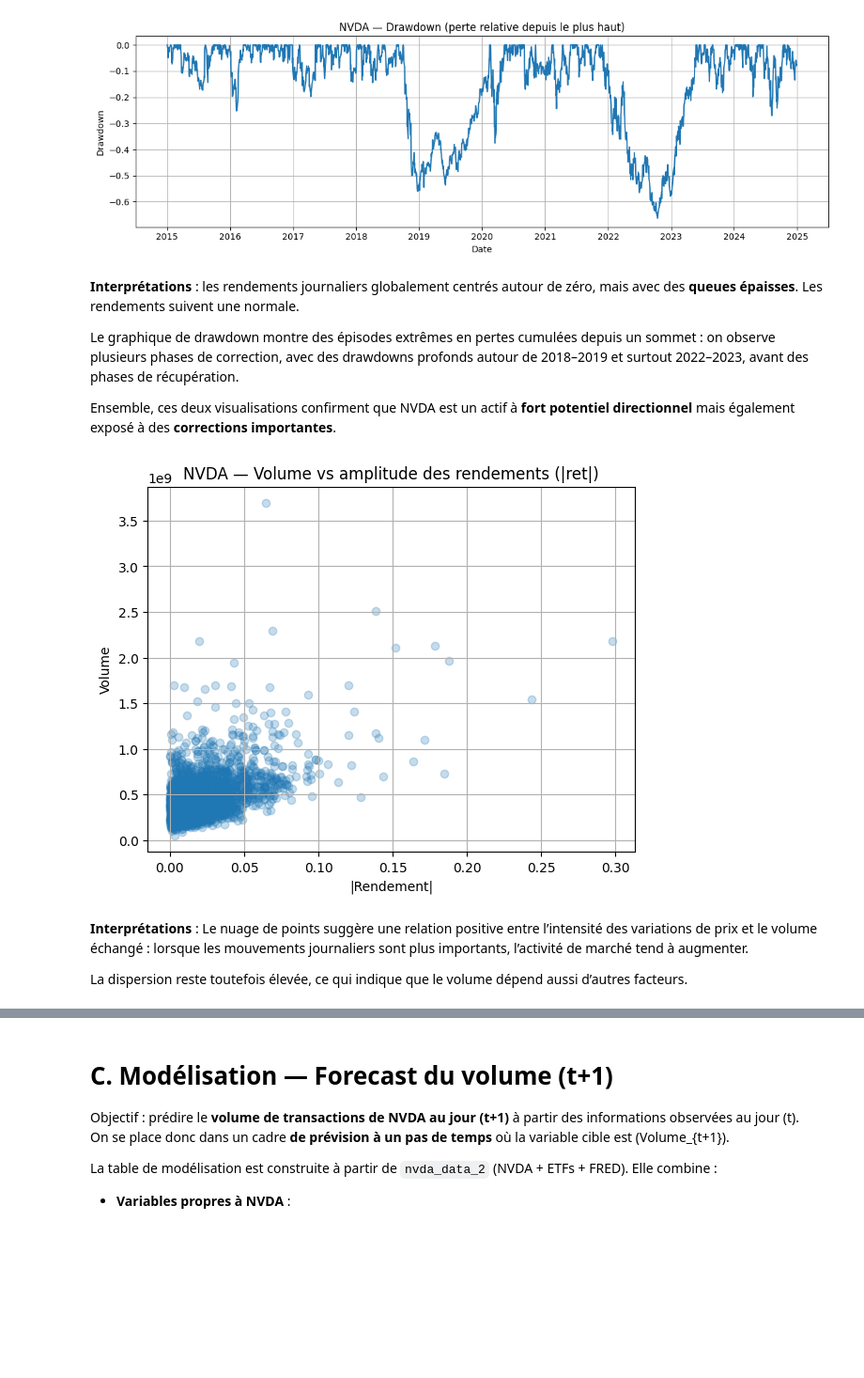
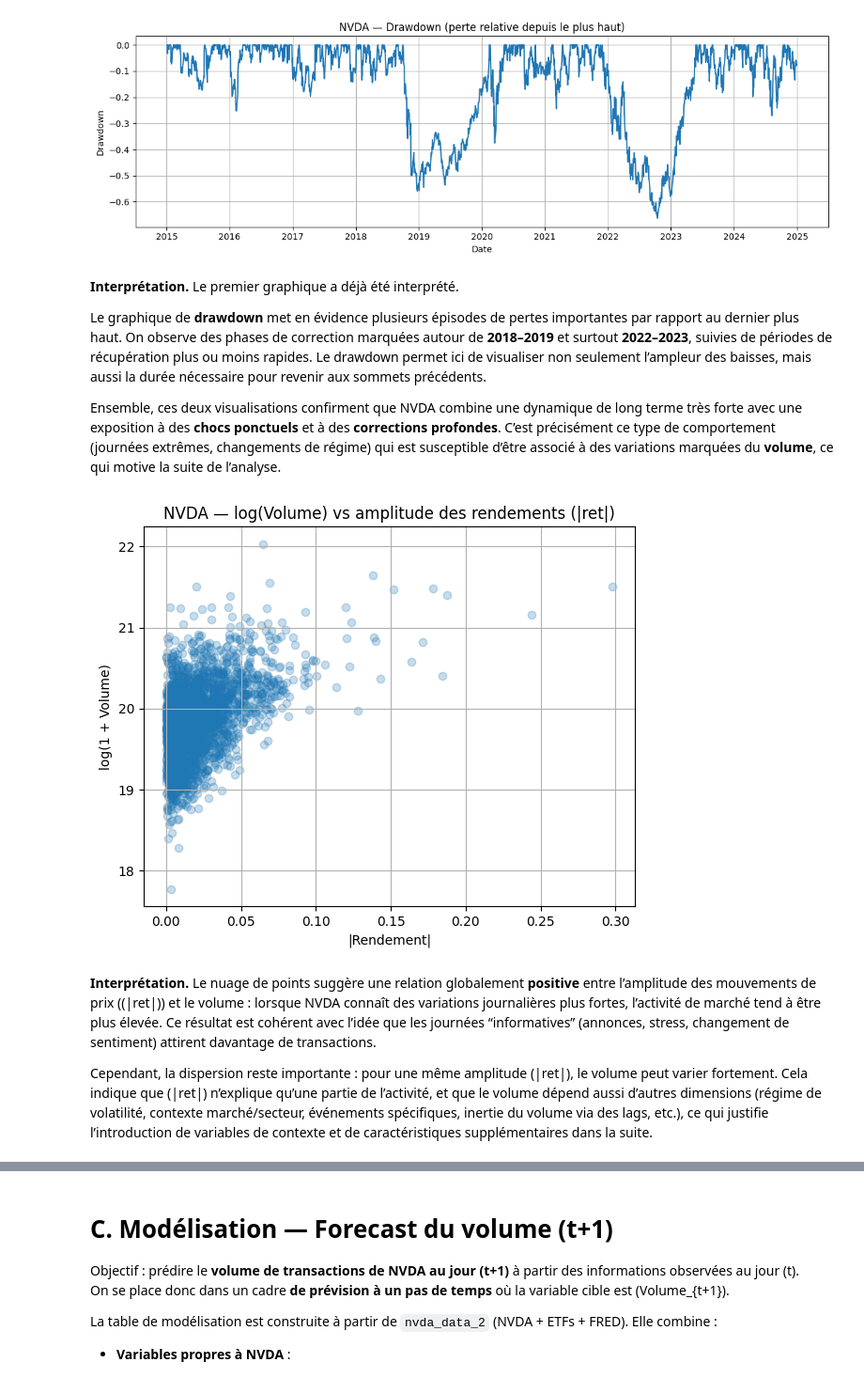
Before and after one commit to JoelKt29/Python-pour-la-data, a Jupyter notebook: Final copy.ipynb, the cells around one changed output, grey strips where cells are left out. Shown at 94% size. Cells and saved outputs as stored; diff of their text form; code cells hidden in the pictures; blank space fills up the shorter version.

```diff
--- a/Final copy.ipynb
+++ b/Final copy.ipynb
@@ -909,31 +937,31 @@ plt.show()
 [figure]
 [figure]
 # %% [markdown]
-**Interprétations** : les rendements journaliers globalement centrés autour de zéro, mais avec des **queues épaisses**. Les rendements suivent une normale.
+**Interprétation.**
+Le premier graphique a déjà été interprété.
 
-Le graphique de drawdown montre des épisodes extrêmes en pertes cumulées depuis un sommet : on observe plusieurs phases de correction, avec des drawdowns profonds autour de 2018–2019 et surtout 2022–2023, avant des phases de récupération.
+Le graphique de **drawdown** met en évidence plusieurs épisodes de pertes importantes par rapport au dernier plus haut. On observe des phases de correction marquées autour de **2018–2019** et surtout **2022–2023**, suivies de périodes de récupération plus ou moins rapides. Le drawdown permet ici de visualiser non seulement l’ampleur des baisses, mais aussi la durée nécessaire pour revenir aux sommets précédents.
 
-Ensemble, ces deux visualisations confirment que NVDA est un actif à **fort potentiel directionnel** mais également exposé à des **corrections importantes**.
+Ensemble, ces deux visualisations confirment que NVDA combine une dynamique de long terme très forte avec une exposition à des **chocs ponctuels** et à des **corrections profondes**. C’est précisément ce type de comportement (journées extrêmes, changements de régime) qui est susceptible d’être associé à des variations marquées du **volume**, ce qui motive la suite de l’analyse.
 # %%
 df_sc = nvda_data.dropna(subset=["ret_NVDA", "Volume_NVDA"]).copy()
-
-#Amplitude des mouvements
 df_sc["abs_ret"] = df_sc["ret_NVDA"].abs()
+df_sc["log_vol"] = np.log1p(df_sc["Volume_NVDA"])  # log(1+V) pour éviter log(0)
 
 plt.figure(figsize=(6, 5))
-plt.scatter(df_sc["abs_ret"], df_sc["Volume_NVDA"], alpha=0.25)
-plt.title("NVDA — Volume vs amplitude des rendements (|ret|)")
+plt.scatter(df_sc["abs_ret"], df_sc["log_vol"], alpha=0.25)
+plt.title("NVDA — log(Volume) vs amplitude des rendements (|ret|)")
 plt.xlabel("|Rendement|")
-plt.ylabel("Volume")
+plt.ylabel("log(1 + Volume)")
+plt.grid(True)
 plt.tight_layout()
-plt.grid()
 plt.show()
 # %% [output]
-[figure, old version]
+[figure, new version]
 # %% [markdown]
-**Interprétations** : Le nuage de points suggère une relation positive entre l’intensité des variations de prix et le volume échangé : lorsque les mouvements journaliers sont plus importants, l’activité de marché tend à augmenter.
+**Interprétation.** Le nuage de points suggère une relation globalement **positive** entre l’amplitude des mouvements de prix (\(|ret|\)) et le volume : lorsque NVDA connaît des variations journalières plus fortes, l’activité de marché tend à être plus élevée. Ce résultat est cohérent avec l’idée que les journées “informatives” (annonces, stress, changement de sentiment) attirent davantage de transactions.
 
-La dispersion reste toutefois élevée, ce qui indique que le volume dépend aussi d’autres facteurs.
+Cependant, la dispersion reste importante : pour une même amplitude \(|ret|\), le volume peut varier fortement. Cela indique que \(|ret|\) n’explique qu’une partie de l’activité, et que le volume dépend aussi d’autres dimensions (régime de volatilité, contexte marché/secteur, événements spécifiques, inertie du volume via des lags, etc.), ce qui justifie l’introduction de variables de contexte et de caractéristiques supplémentaires dans la suite.
 # %% [markdown]
 ## B.6 — Corrélations ciblées (sur variations)
 
```
Also changed, not shown: parts of 7 cells of this notebook.
